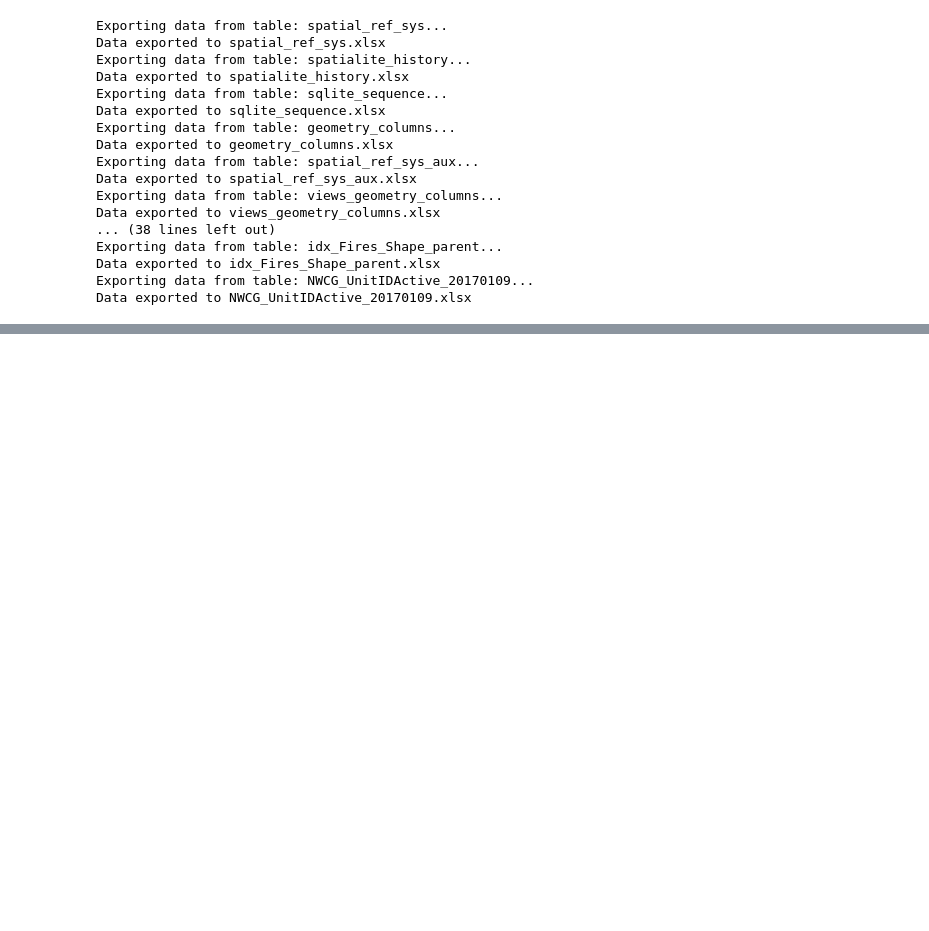
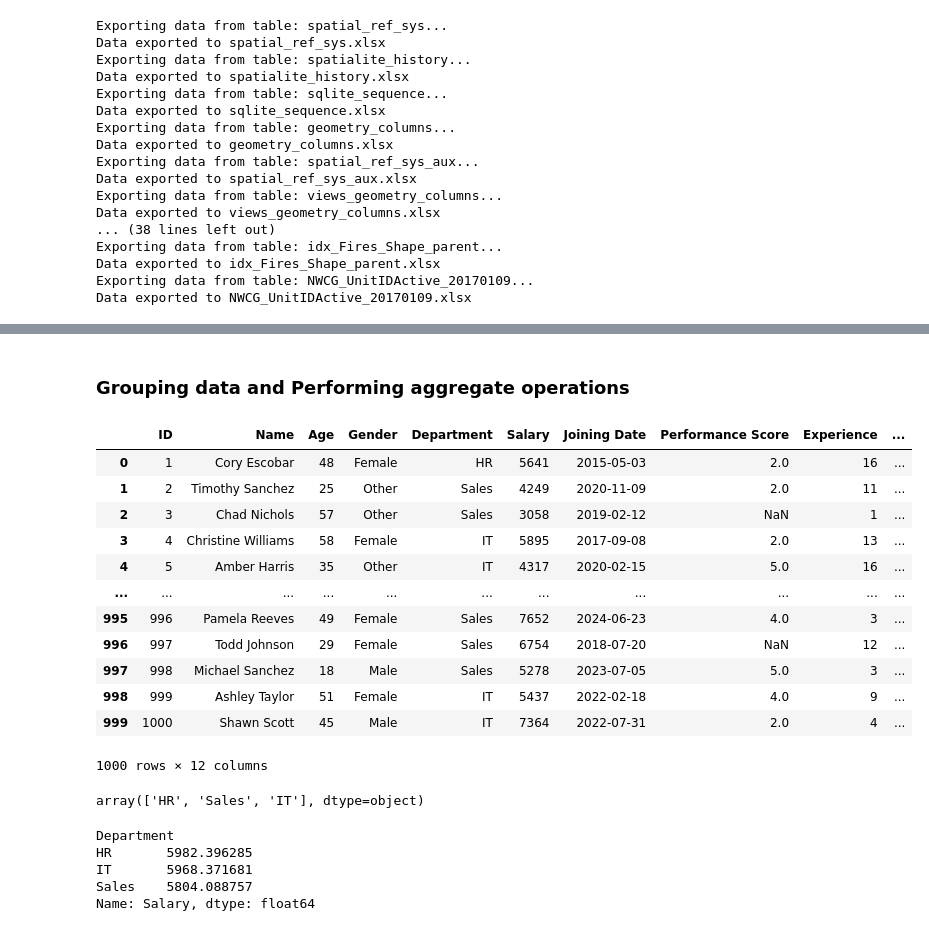
Before and after one commit to mainbosskay/Data_Science-Python_Basics, a Jupyter notebook: python_libraries-pandas.ipynb, the cells around one changed output, grey strips where cells are left out. Cells and saved outputs as stored; diff of their text form; code cells hidden in the pictures; blank space fills up the shorter version.

```diff
--- a/python_libraries-pandas.ipynb
+++ b/python_libraries-pandas.ipynb
@@ -381,0 +578,32 @@ Data exported to NWCG_UnitIDActive_20170109.xlsx
+# %% [markdown]
+### Grouping data and Performing aggregate operations
+# %%
+employee_dataset
+# %% [output]
+|  | ID | Name | Age | Gender | Department | Salary | Joining Date | Performance Score | Experience | ... |
+| 0 | 1 | Cory Escobar | 48 | Female | HR | 5641 | 2015-05-03 | 2.0 | 16 | ... |
+| 1 | 2 | Timothy Sanchez | 25 | Other | Sales | 4249 | 2020-11-09 | 2.0 | 11 | ... |
+| 2 | 3 | Chad Nichols | 57 | Other | Sales | 3058 | 2019-02-12 | NaN | 1 | ... |
+| 3 | 4 | Christine Williams | 58 | Female | IT | 5895 | 2017-09-08 | 2.0 | 13 | ... |
+| 4 | 5 | Amber Harris | 35 | Other | IT | 4317 | 2020-02-15 | 5.0 | 16 | ... |
+| ... | ... | ... | ... | ... | ... | ... | ... | ... | ... | ... |
+| 995 | 996 | Pamela Reeves | 49 | Female | Sales | 7652 | 2024-06-23 | 4.0 | 3 | ... |
+| 996 | 997 | Todd Johnson | 29 | Female | Sales | 6754 | 2018-07-20 | NaN | 12 | ... |
+| 997 | 998 | Michael Sanchez | 18 | Male | Sales | 5278 | 2023-07-05 | 5.0 | 3 | ... |
+| 998 | 999 | Ashley Taylor | 51 | Female | IT | 5437 | 2022-02-18 | 4.0 | 9 | ... |
+| 999 | 1000 | Shawn Scott | 45 | Male | IT | 7364 | 2022-07-31 | 2.0 | 4 | ... |
+1000 rows × 12 columns
+# %%
+# List of all the Department
+employee_dataset.Department.unique()
+# %% [output]
+array(['HR', 'Sales', 'IT'], dtype=object)
+# %%
+# Group by 'Department' and calculate the mean salary
+employee_dataset.groupby('Department')['Salary'].mean()
+# %% [output]
+Department
+HR       5982.396285
+IT       5968.371681
+Sales    5804.088757
+Name: Salary, dtype: float64
```
Also changed, not shown: parts of 35 cells of this notebook.
